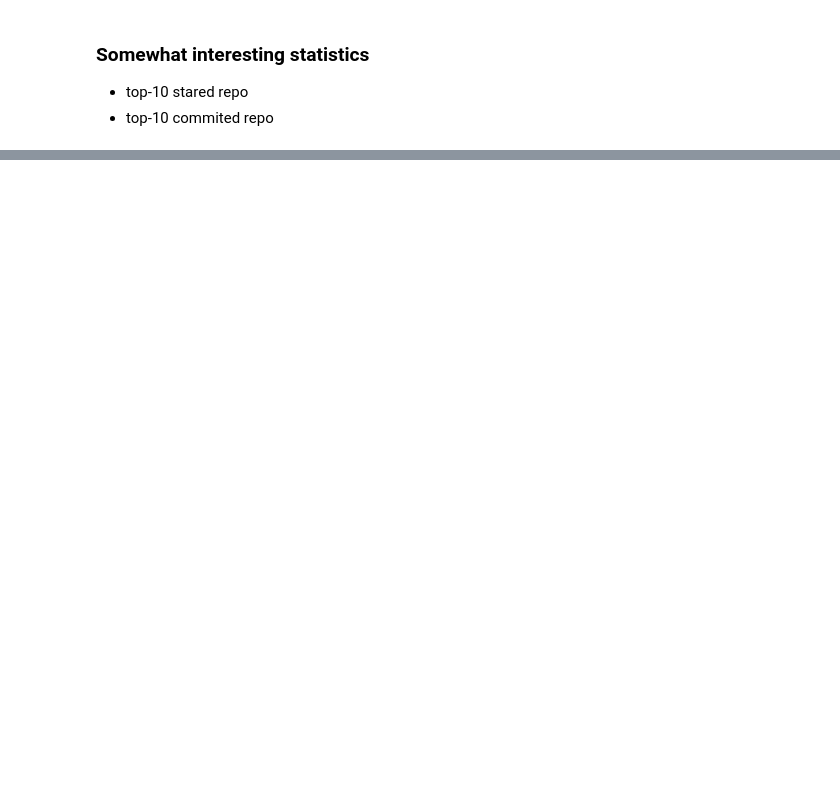
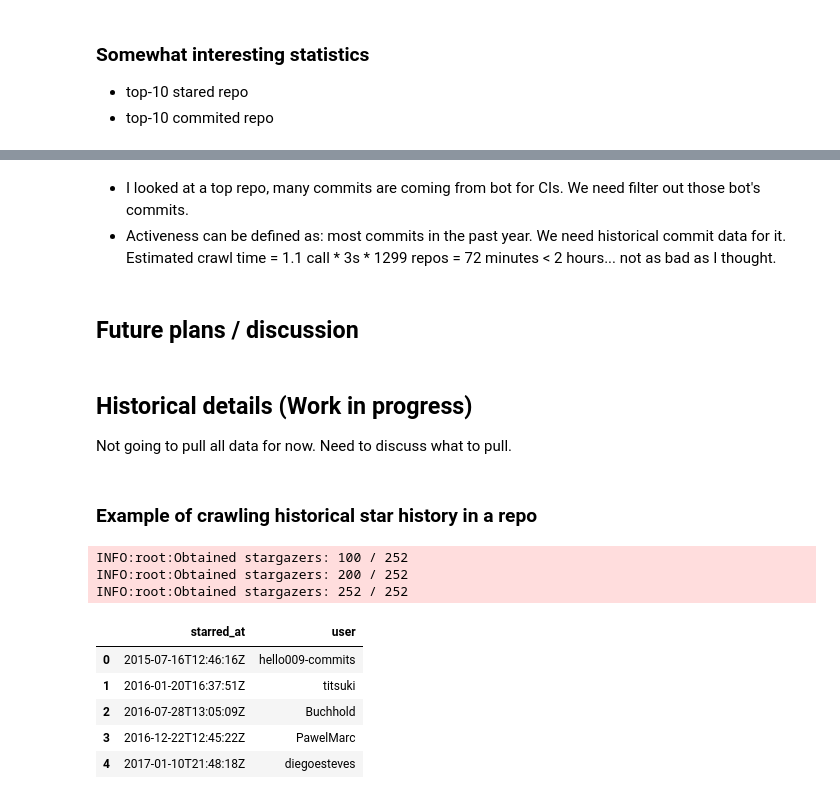
Before and after one commit to UW-Madison-DSI/ospo-stats, a Jupyter notebook: report_v0.ipynb, the cells around one changed output, grey strips where cells are left out. Drawn from its saved outputs; the diff is of its cells as text; code cells hidden in the pictures; blank space fills up the shorter version.

```diff
--- a/report_v0.ipynb
+++ b/report_v0.ipynb
@@ -58,0 +134,9 @@ df.sort_values('commits', ascending=False).head(10)
+# %% [markdown]
+- I looked at a top repo, many commits are coming from bot for CIs. We need filter out those bot's commits.
+- Activeness can be defined as: most commits in the past year. We need historical commit data for it. Estimated crawl time = 1.1 call * 3s * 1299 repos = 72 minutes < 2 hours... not as bad as I thought.
+# %% [markdown]
+## Future plans / discussion
+# %% [markdown]
+## Historical details (Work in progress)
+
+Not going to pull all data for now. Need to discuss what to pull.
@@ -58,0 +146,16 @@ df.sort_values('commits', ascending=False).head(10)
+# %% [markdown]
+### Example of crawling historical star history in a repo
+# %%
+gs = get_stargazers("ad-freiburg", "qlever")
+gs = [parse_stargazers(g) for g in gs]
+pd.DataFrame(gs).head(5)
+# %% [output]
+INFO:root:Obtained stargazers: 100 / 252
+INFO:root:Obtained stargazers: 200 / 252
+INFO:root:Obtained stargazers: 252 / 252
+|  | starred_at | user |
+| 0 | 2015-07-16T12:46:16Z | hello009-commits |
+| 1 | 2016-01-20T16:37:51Z | titsuki |
+| 2 | 2016-07-28T13:05:09Z | Buchhold |
+| 3 | 2016-12-22T12:45:22Z | PawelMarc |
+| 4 | 2017-01-10T21:48:18Z | diegoesteves |
```
Also changed, not shown: parts of 19 cells of this notebook, 2 other files.
